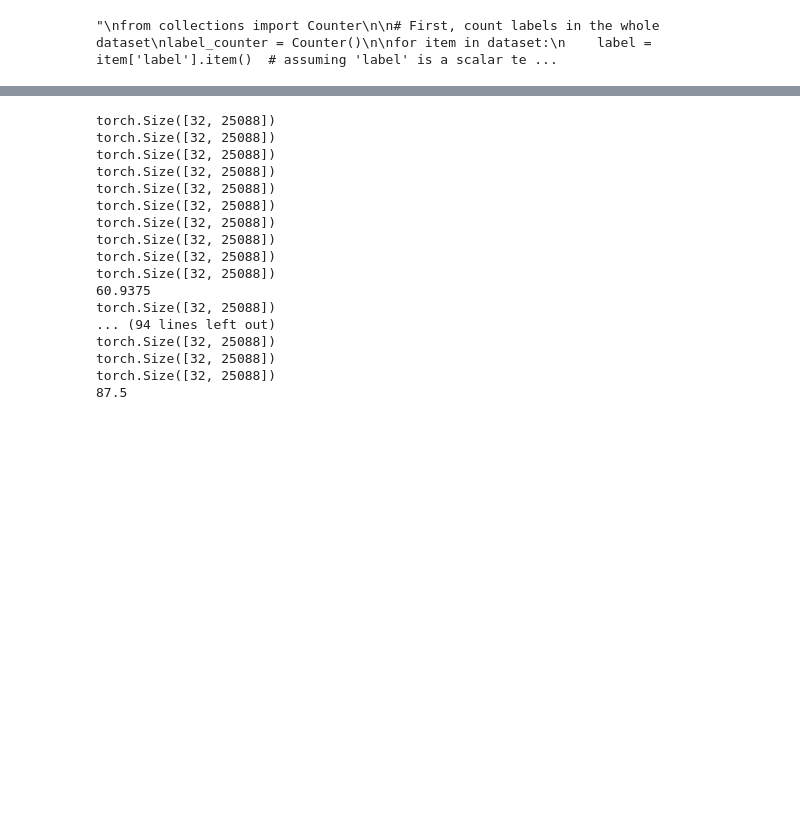
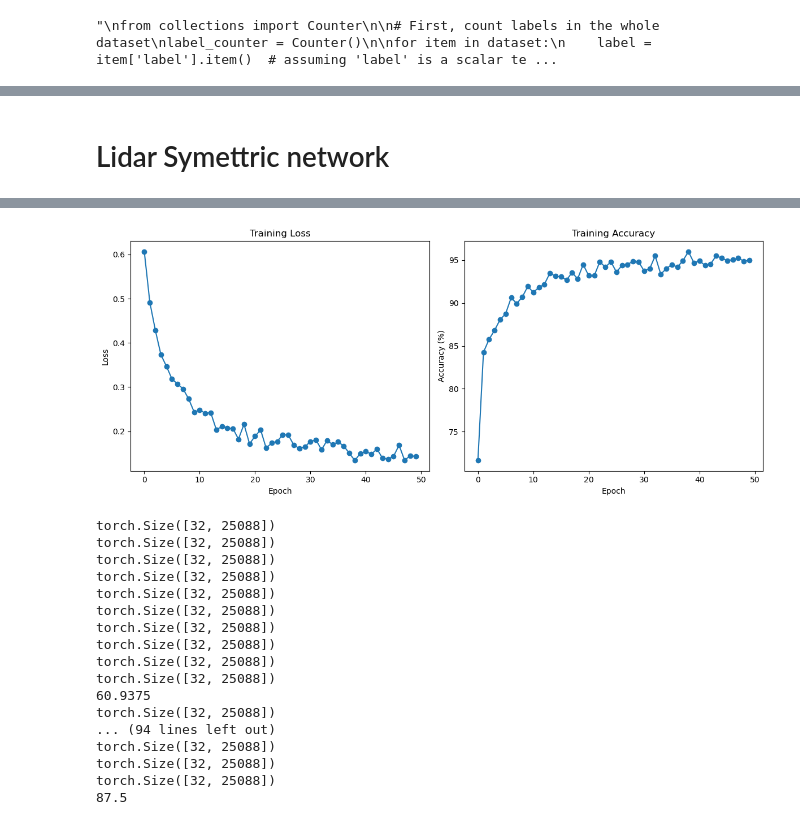
Before and after one commit to abdulmomen-ghalkha/blockage_pred, a Jupyter notebook: Preparing_datasets_BN.ipynb, the cells around one changed output, grey strips where cells are left out. Saved outputs shown, nothing was run; the diff lists cells and outputs as text; code cells hidden in the pictures; blank space fills up the shorter version.

```diff
--- a/Preparing_datasets_BN.ipynb
+++ b/Preparing_datasets_BN.ipynb
@@ -637,0 +683,71 @@ plt.show()
+# %% [markdown]
+# Lidar Symettric network
+# %%
+import torch
+import torch.nn as nn
+import torch.optim as optim
+import matplotlib.pyplot as plt
+
+# Device
+device = torch.device("cuda" if torch.cuda.is_available() else "cpu")
+model_lidar = SymmetricLiDARCNN(input_channels=2, num_classes=2).to(device)
+
+# Loss and optimizer
+class_weights = {0: 1.0932087765216907, 1: 6.728603435399553}
+weights_tensor = torch.tensor([class_weights[i] for i in range(len(class_weights))], dtype=torch.float).to(device)
+
+criterion = nn.CrossEntropyLoss()
+optimizer = optim.Adam(model_lidar.parameters(), lr=1e-4)
+
+# Lists to store loss and accuracy
+loss_history = []
+acc_history = []
+
+# Training
+model_lidar.train()
+for epoch in range(50):
+    running_loss = 0.0
+    total = 0
+    correct = 0
+
+    for _, inputs in zip(range(50), loader):
+        labels = inputs["label"].to(device)
+        inputs = inputs["lidar"].to(device)
+
+        optimizer.zero_grad()
+        outputs = model_lidar(inputs)
+        loss = criterion(outputs, labels)
+        loss.backward()
+        optimizer.step()
+
+        running_loss += loss.item() * inputs.size(0)
+        _, predicted = torch.max(outputs.data, 1)
+        total += labels.size(0)
+        correct += (predicted == labels).sum().item()
+        print(labels, predicted)
+
+    epoch_loss = running_loss / total
+    epoch_acc = 100. * correct / total
+
+    loss_history.append(epoch_loss)
+    acc_history.append(epoch_acc)
+    print(epoch_acc)
+
+# Plotting
+plt.figure(figsize=(12,5))
+
+plt.subplot(1,2,1)
+plt.plot(loss_history, marker='o')
+plt.title('Training Loss')
+plt.xlabel('Epoch')
+plt.ylabel('Loss')
+
+plt.subplot(1,2,2)
+plt.plot(acc_history, marker='o')
+plt.title('Training Accuracy')
+plt.xlabel('Epoch')
+plt.ylabel('Accuracy (%)')
+
+plt.tight_layout()
+plt.show()
+# %% [output]
@@ -638,3 +771,4 @@ plt.show()
+[figure, added]
 # %%
 import torch
 import torch.nn as nn
```
Also changed, not shown: parts of 13 cells of this notebook.
